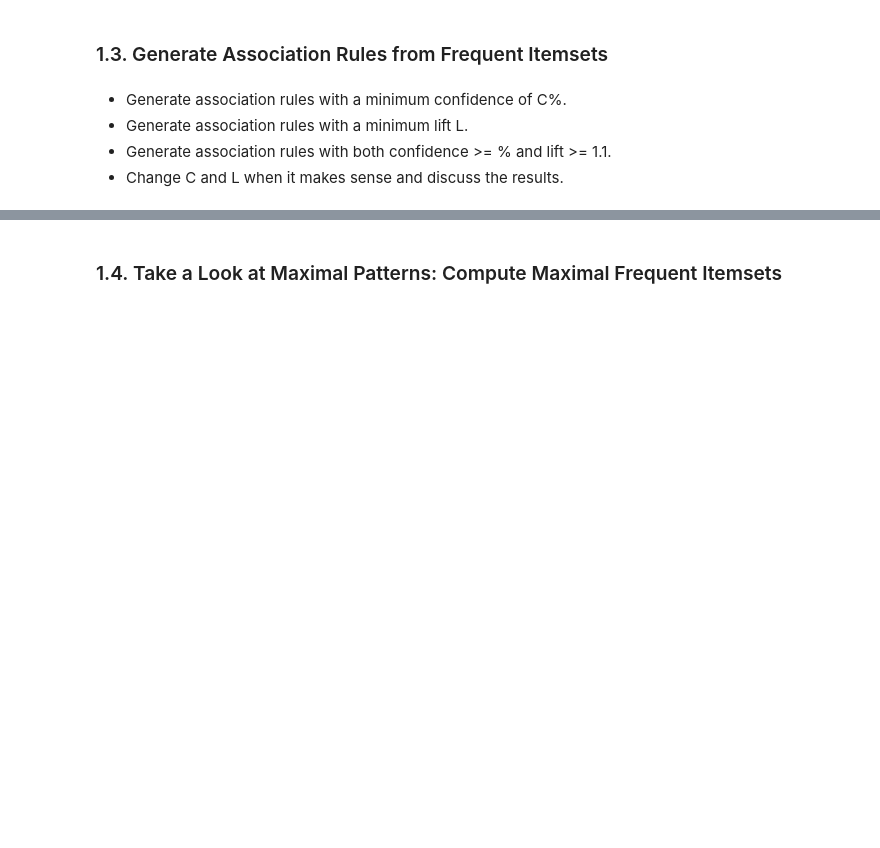
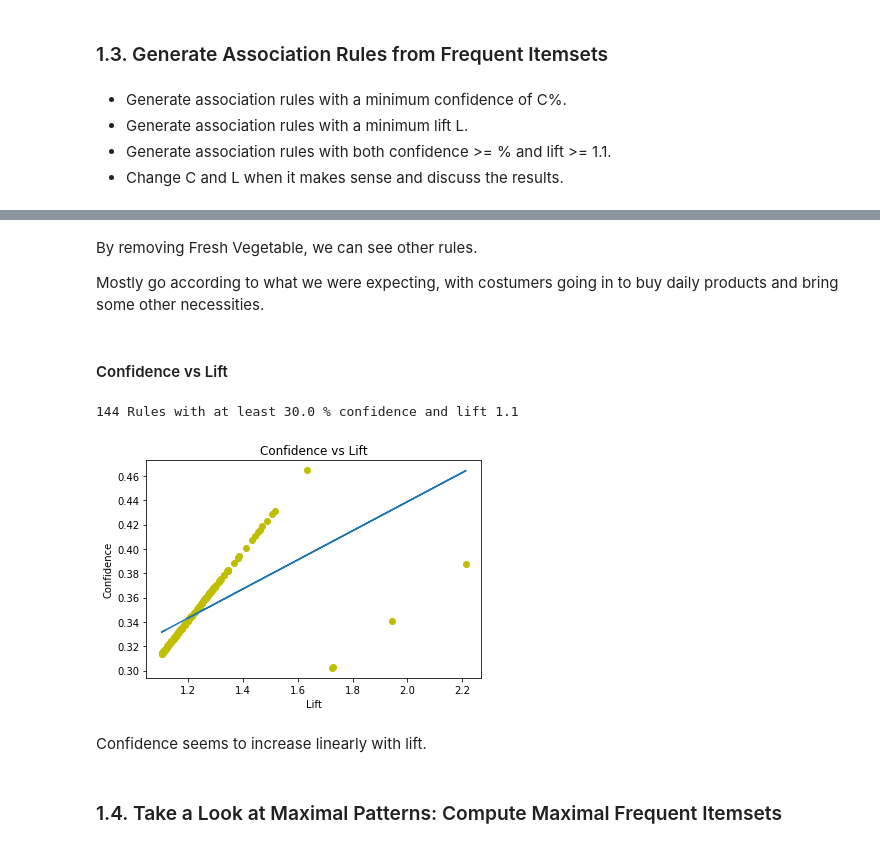
Before and after one commit to PedroCotovio/PD_1_Pattern_Mining, a Jupyter notebook: PD_201920_Project.ipynb, the cells around one changed output, grey strips where cells are left out. Saved outputs shown, nothing was run; the diff lists cells and outputs as text; code cells hidden in the pictures; blank space fills up the shorter version.

```diff
--- a/PD_201920_Project.ipynb
+++ b/PD_201920_Project.ipynb
@@ -349,9 +393,0 @@ plt.show()
-# %%
-# Removing most sold products
-complete_dt = all_stores.dataset
-try:
-    partial_dt = complete_dt.drop(['Fresh Vegetables', 'Fresh Fruit', 'Soup'], axis=1, inplace=False)
-    all_stores.dataset = partial_dt
-except KeyError:
-    # If already removed re-compute
-    all_stores = Pattern(csv_path=csv_file)
@@ -360,2 +482,29 @@ Write text in cells like this ...
+# %% [markdown]
+By removing Fresh Vegetable, we can see other rules.
+
+Mostly go according to what we were expecting, with costumers going in to buy daily products and bring some other necessities.
+# %% [markdown]
+#### Confidence vs Lift
+# %%
+confidence = 0.3
+lift = 1.1
+
+rules = all_stores.create_association_rules(metrics={'confidence': confidence, 'lift': lift})
+print('{} Rules with at least {} % confidence and lift {}'.format(len(rules), confidence*100, lift))
+# %% [output]
+144 Rules with at least 30.0 % confidence and lift 1.1
+# %%
+fit = np.polyfit(rules['lift'], rules['confidence'], 1)
+fit_fn = np.poly1d(fit)
+plt.plot(rules['lift'], rules['confidence'], 'yo', rules['lift'],
+ fit_fn(rules['lift']))
+plt.xlabel('Lift')
+plt.ylabel('Confidence')
+plt.title('Confidence vs Lift')
+plt.show()
+# %% [output]
+[figure, added]
+# %% [markdown]
+Confidence seems to increase linearly with lift.
 # %% [markdown]
 ### 1.4. Take a Look at Maximal Patterns: Compute Maximal Frequent Itemsets
```
Also changed, not shown: parts of 100 cells of this notebook, 7 other files.
